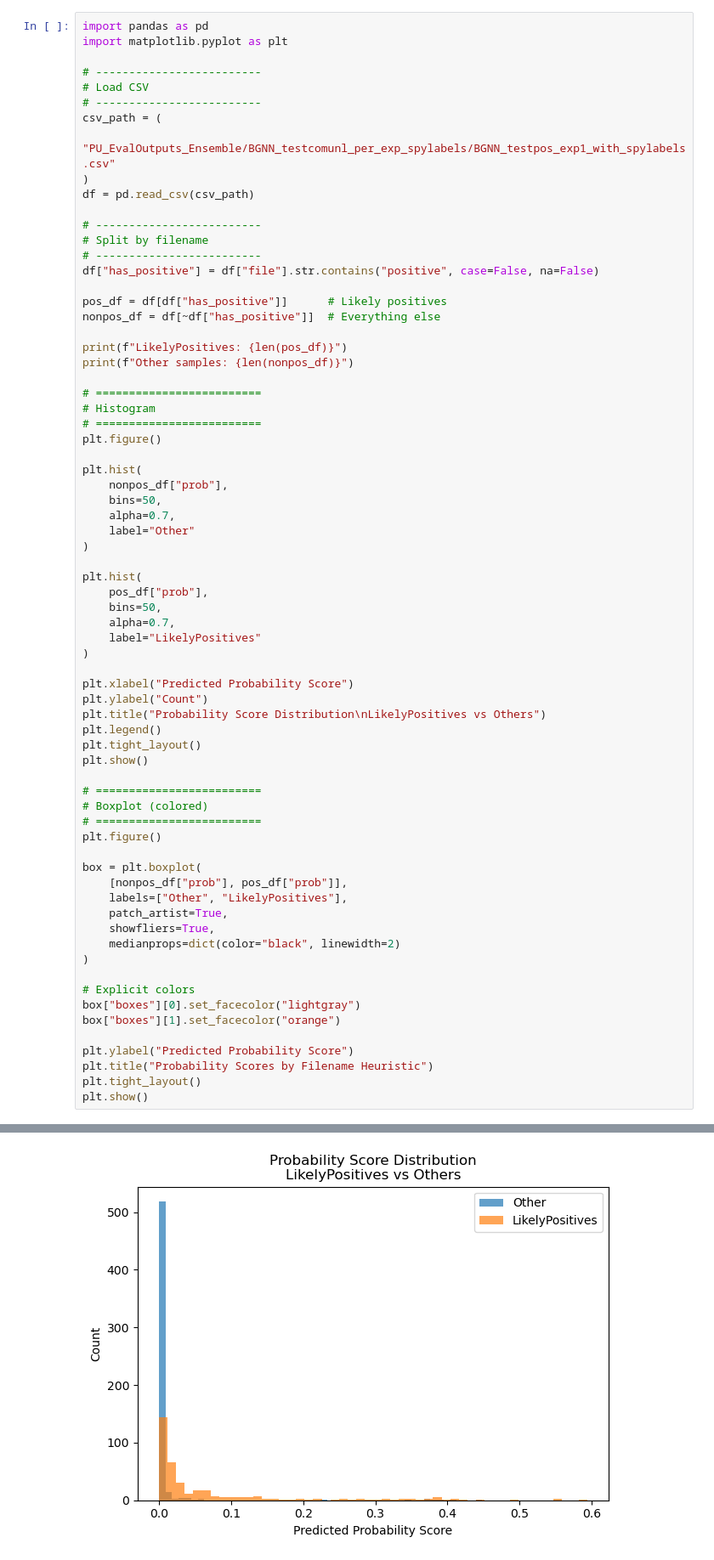
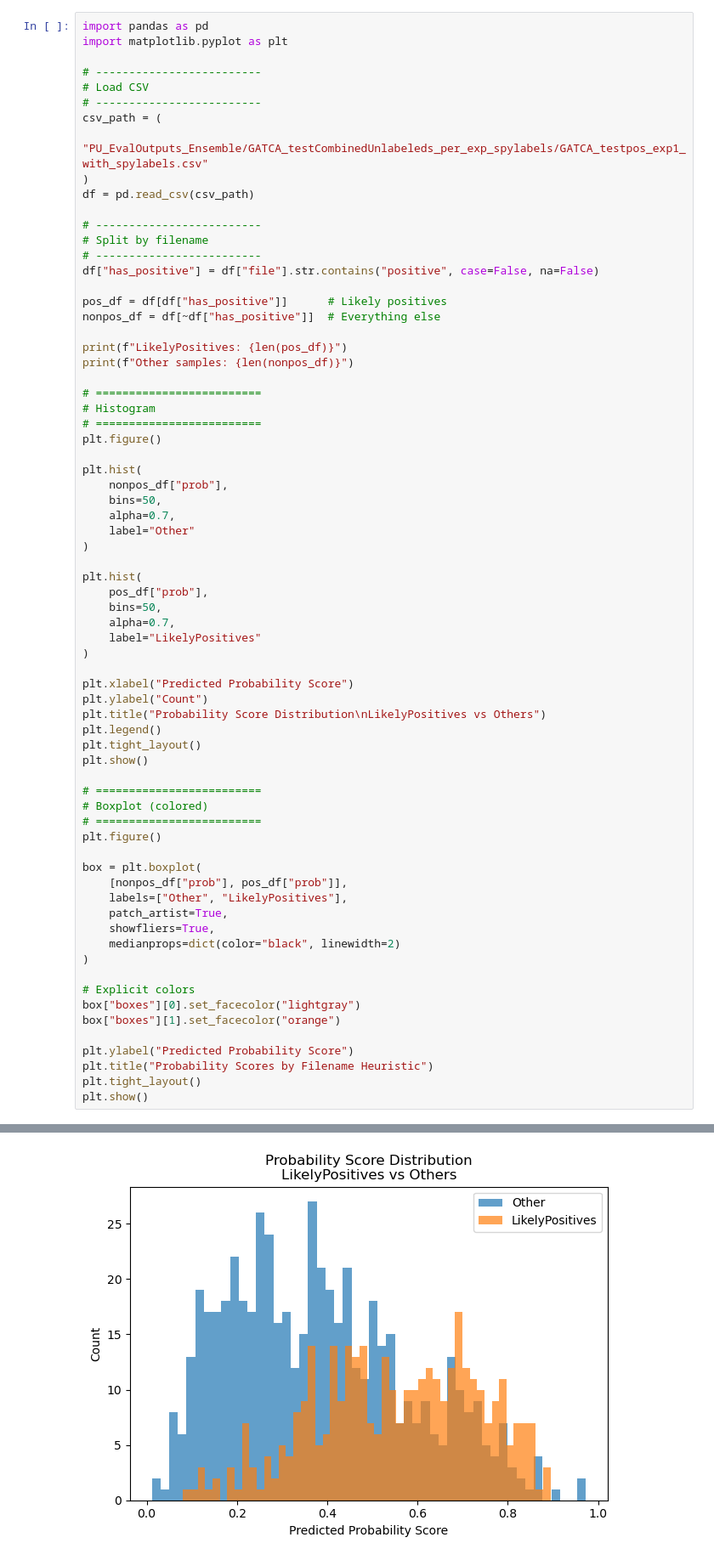
Before and after one commit to LynaLuo-Lab/CholBindNet, a Jupyter notebook: CLR_Ligand_Evaluation/Evaluation.ipynb, the cells around one changed output, grey strips where cells are left out. Shown at 85% size. Cells and saved outputs as stored; diff of their text form.

```diff
--- a/CLR_Ligand_Evaluation/Evaluation.ipynb
+++ b/CLR_Ligand_Evaluation/Evaluation.ipynb
@@ -1006,7 +1272,7 @@ import matplotlib.pyplot as plt
 # Load CSV
 # -------------------------
 csv_path = (
-    "PU_EvalOutputs_Ensemble/BGNN_testcomunl_per_exp_spylabels/BGNN_testpos_exp1_with_spylabels.csv"
+    "PU_EvalOutputs_Ensemble/GATCA_testCombinedUnlabeleds_per_exp_spylabels/GATCA_testpos_exp1_with_spylabels.csv"
 )
 df = pd.read_csv(csv_path)
 
@@ -1044,31 +1310,31 @@ plt.xlabel("Predicted Probability Score")
 plt.ylabel("Count")
 plt.title("Probability Score Distribution\nLikelyPositives vs Others")
 plt.legend()
 plt.tight_layout()
 plt.show()
 
 # =========================
 # Boxplot (colored)
 # =========================
 plt.figure()
 
 box = plt.boxplot(
     [nonpos_df["prob"], pos_df["prob"]],
     labels=["Other", "LikelyPositives"],
     patch_artist=True,
     showfliers=True,
     medianprops=dict(color="black", linewidth=2)
 )
 
 # Explicit colors
 box["boxes"][0].set_facecolor("lightgray")
 box["boxes"][1].set_facecolor("orange")
 
 plt.ylabel("Predicted Probability Score")
 plt.title("Probability Scores by Filename Heuristic")
 plt.tight_layout()
 plt.show()
 # %% [output]
 LikelyPositives: 369
 Other samples: 554
-[figure, old version]
+[figure, new version]
```
Also changed, not shown: parts of 7 cells of this notebook, 1 other file.
